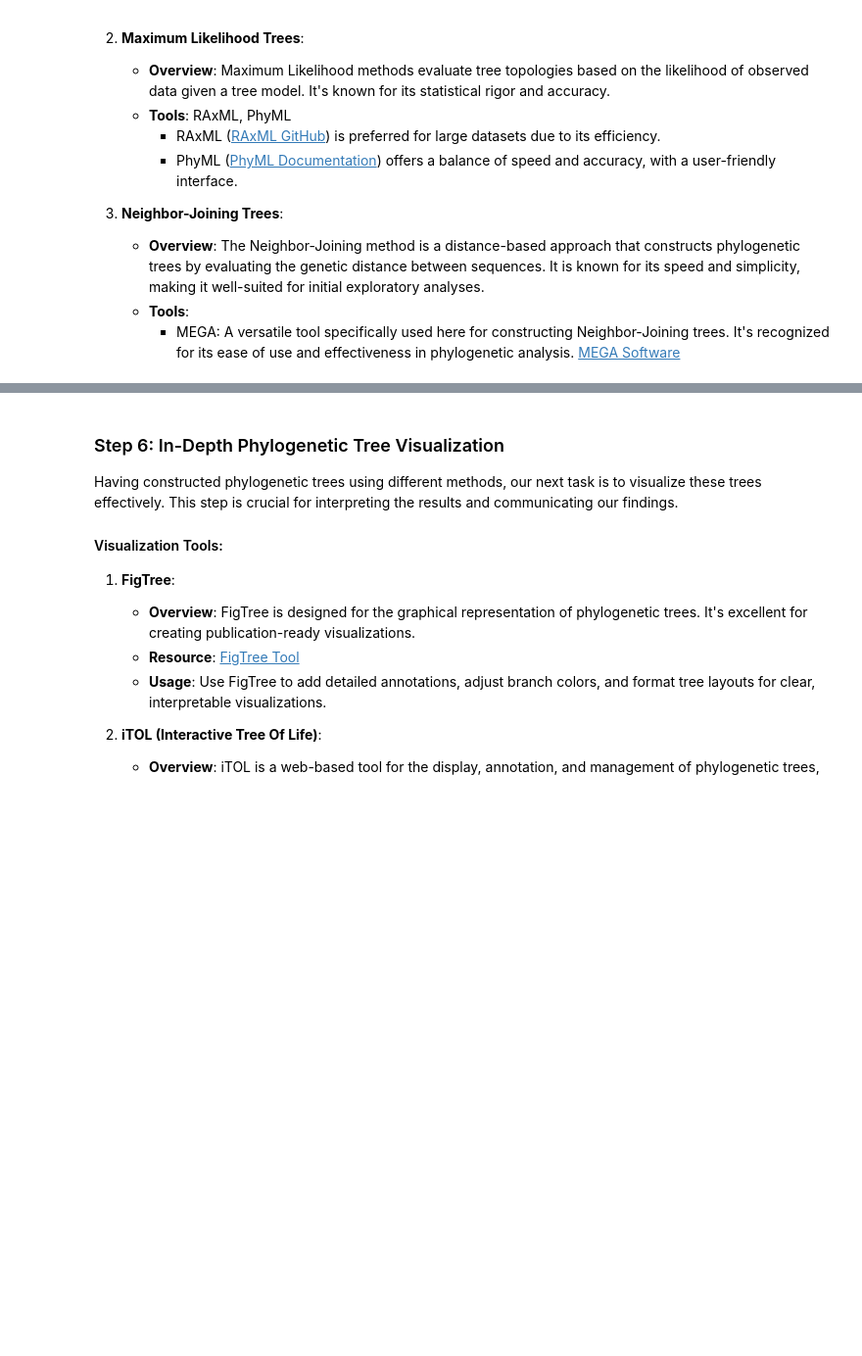
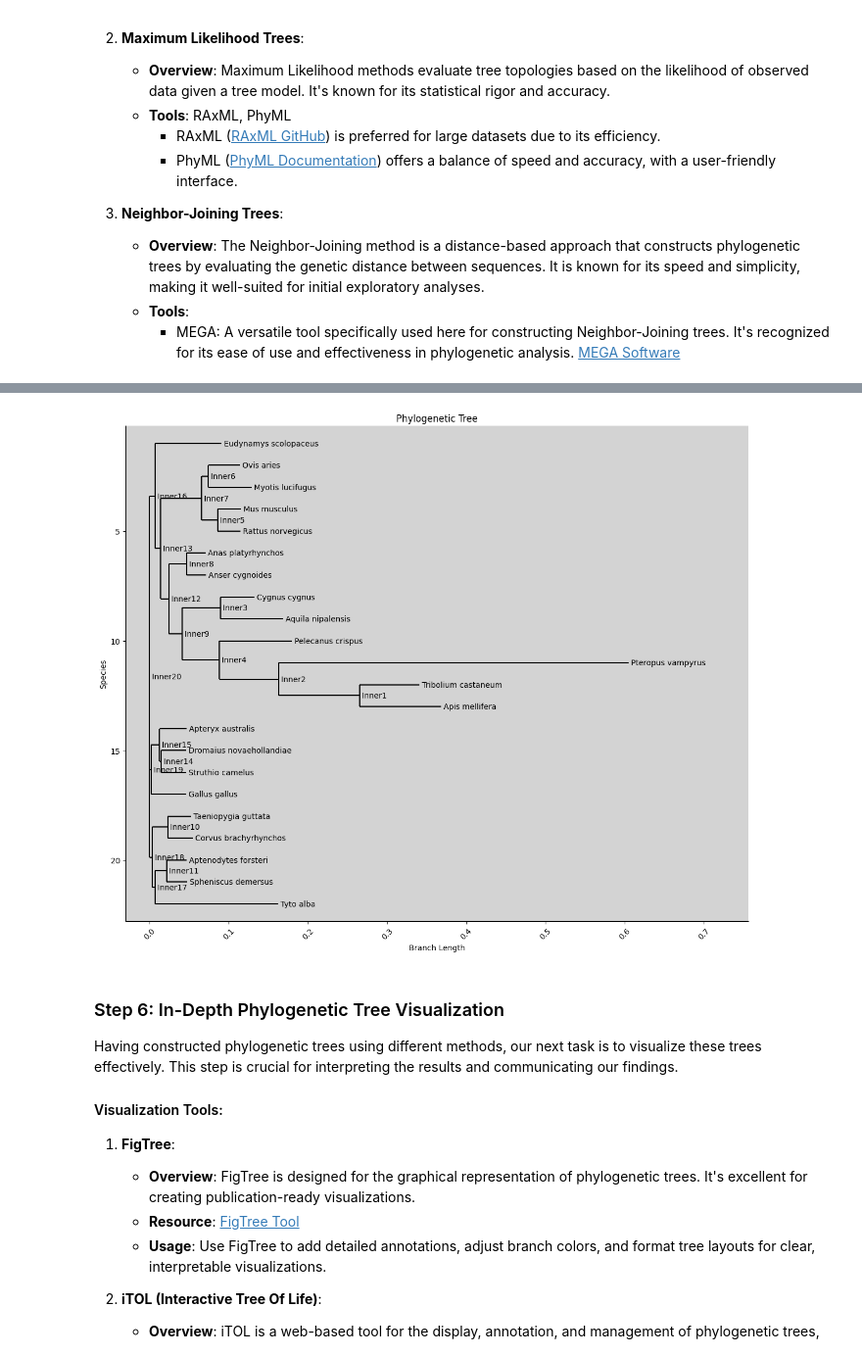
Before and after one commit to alirezanobakht13/Intro-bioinformatics, a Jupyter notebook: tasks/mitochondrial-comparison-phylogenetic-construction/MitochondrialComparisonPhylogeneticTreeConstruction.ipynb, the cells around one changed output, grey strips where cells are left out. Shown at 98% size. Cells and saved outputs as stored; diff of their text form; code cells hidden in the pictures; blank space fills up the shorter version.

Commit message:
function construct_tree_NJ defined

```diff
--- a/tasks/mitochondrial-comparison-phylogenetic-construction/MitochondrialComparisonPhylogeneticTreeConstruction.ipynb
+++ b/tasks/mitochondrial-comparison-phylogenetic-construction/MitochondrialComparisonPhylogeneticTreeConstruction.ipynb
@@ -360,0 +377,21 @@ The next phase in our project involves constructing phylogenetic trees to visual
+# %%
+# Read the aligned sequences from the FASTA file
+fasta_file = "/content/drive/MyDrive/project_bio_files/output.fasta"
+# %%
+# read fasta file and store the sequences in a dictionary
+def read_fasta(fasta_file):
+    sequences = {}
+    with open(fasta_file, 'r') as f:
+        sequence = ''
+        name = ''
+        for line in f:
+            if line.startswith('>'):
+                if sequence:
+                    sequences[name] = sequence
+                name = line.strip()[1:]
+                sequence = ''
+            else:
+                sequence += line.strip()
+        if sequence:
+            sequences[name] = sequence
+    return sequences
@@ -361,3 +457,7 @@ The next phase in our project involves constructing phylogenetic trees to visual
+# %%
+construct_tree_NJ(fasta_file)
+# %% [output]
+[figure, added]
 # %% [markdown]
 ### Step 6: In-Depth Phylogenetic Tree Visualization
 
```
Also changed, not shown: parts of 6 cells of this notebook.
